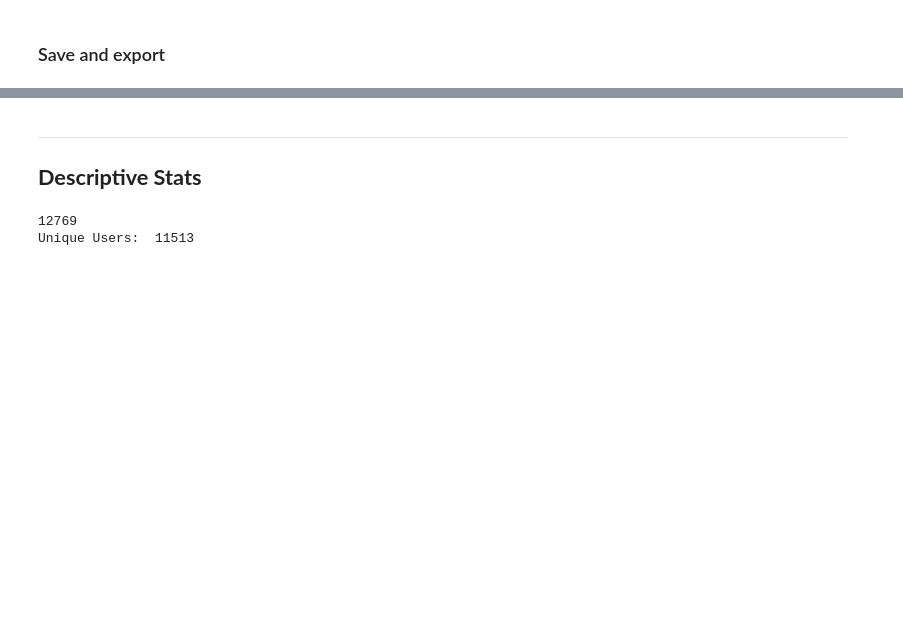
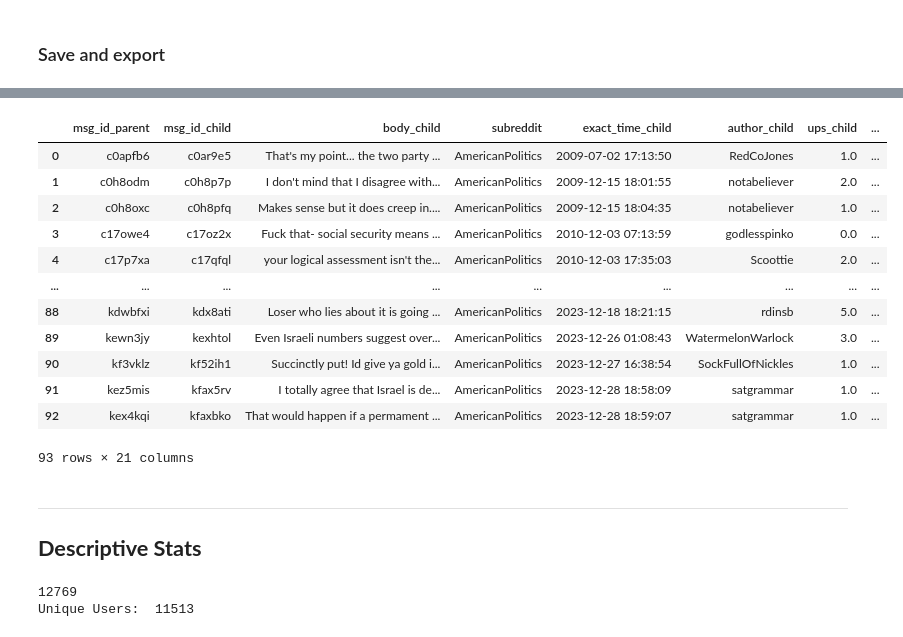
Before and after one commit to elenasolar/MasterThesis_EMI_and_Disagreement, a Jupyter notebook: code/preprocessing/AmericanPolitics/AmericanPolitics_pre_classification.ipynb, the cells around one changed output, grey strips where cells are left out. Saved outputs shown, nothing was run; the diff lists cells and outputs as text; code cells hidden in the pictures; blank space fills up the shorter version.

```diff
--- a/code/preprocessing/AmericanPolitics/AmericanPolitics_pre_classification.ipynb
+++ b/code/preprocessing/AmericanPolitics/AmericanPolitics_pre_classification.ipynb
@@ -332,3 +355,21 @@ df
+# %%
+df[df['submission_text'].notna()]
+
+#df['submission_text'][48]
+# %% [output]
+|  | msg_id_parent | msg_id_child | body_child | subreddit | exact_time_child | author_child | ups_child | ... |
+| 0 | c0apfb6 | c0ar9e5 | That's my point... the two party ... | AmericanPolitics | 2009-07-02 17:13:50 | RedCoJones | 1.0 | ... |
+| 1 | c0h8odm | c0h8p7p | I don't mind that I disagree with... | AmericanPolitics | 2009-12-15 18:01:55 | notabeliever | 2.0 | ... |
+| 2 | c0h8oxc | c0h8pfq | Makes sense but it does creep in.... | AmericanPolitics | 2009-12-15 18:04:35 | notabeliever | 1.0 | ... |
+| 3 | c17owe4 | c17oz2x | Fuck that- social security means ... | AmericanPolitics | 2010-12-03 07:13:59 | godlesspinko | 0.0 | ... |
+| 4 | c17p7xa | c17qfql | your logical assessment isn't the... | AmericanPolitics | 2010-12-03 17:35:03 | Scoottie | 2.0 | ... |
+| ... | ... | ... | ... | ... | ... | ... | ... | ... |
+| 88 | kdwbfxi | kdx8ati | Loser who lies about it is going ... | AmericanPolitics | 2023-12-18 18:21:15 | rdinsb | 5.0 | ... |
+| 89 | kewn3jy | kexhtol | Even Israeli numbers suggest over... | AmericanPolitics | 2023-12-26 01:08:43 | WatermelonWarlock | 3.0 | ... |
+| 90 | kf3vklz | kf52ih1 | Succinctly put! Id give ya gold i... | AmericanPolitics | 2023-12-27 16:38:54 | SockFullOfNickles | 1.0 | ... |
+| 91 | kez5mis | kfax5rv | I totally agree that Israel is de... | AmericanPolitics | 2023-12-28 18:58:09 | satgrammar | 1.0 | ... |
+| 92 | kex4kqi | kfaxbko | That would happen if a permament ... | AmericanPolitics | 2023-12-28 18:59:07 | satgrammar | 1.0 | ... |
+93 rows × 21 columns
 # %% [markdown]
 ***
 ## **Descriptive Stats**
```
Also changed, not shown: parts of 5 cells of this notebook, 1 other file.
